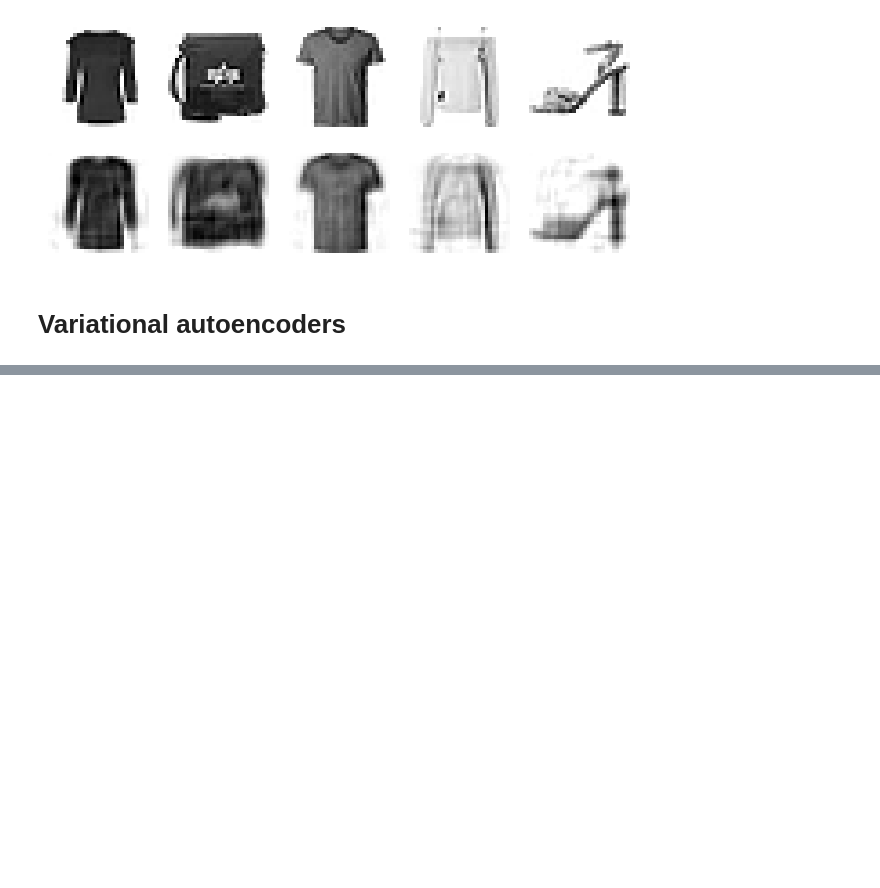
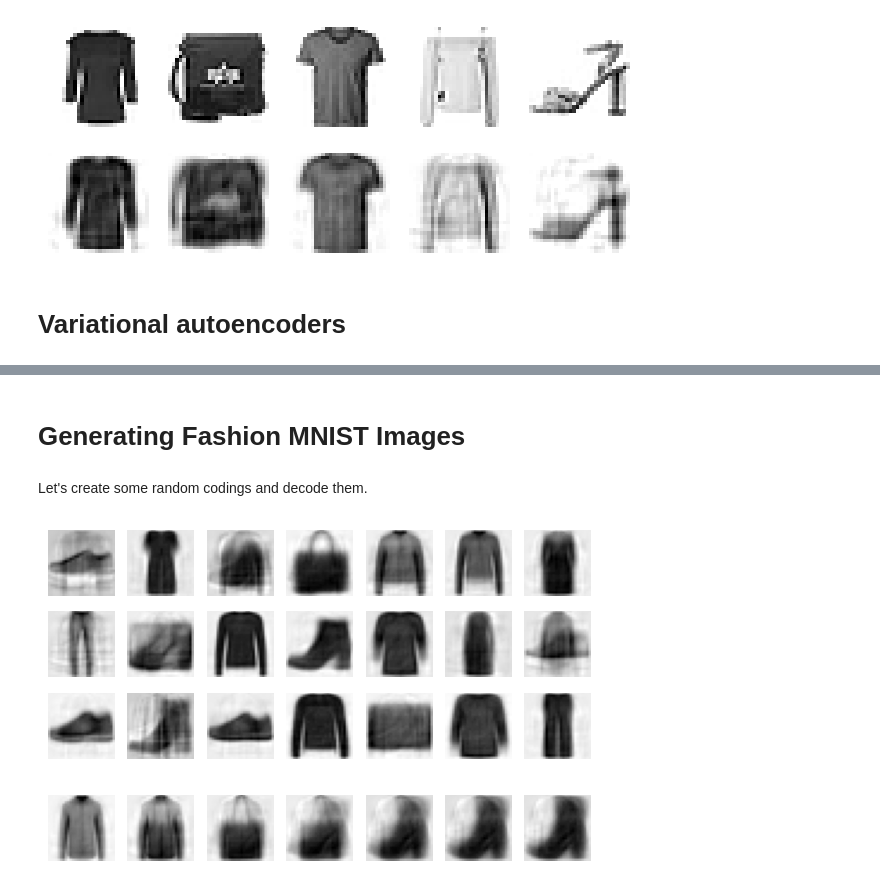
Before and after one commit to tandao0909/hands-on-with-DS, a Jupyter notebook: Chapter 17/generate.ipynb, the cells around one changed output, grey strips where cells are left out. Saved outputs shown, nothing was run; the diff lists cells and outputs as text; code cells hidden in the pictures; blank space fills up the shorter version.

Commit message:
Complete Generating Fashion MNIST Images chapter 17

```diff
--- a/Chapter 17/generate.ipynb
+++ b/Chapter 17/generate.ipynb
@@ -692,0 +693,33 @@ plot_reconstruction(variational_ae)
+# %% [markdown]
+# Generating Fashion MNIST Images
+# %% [markdown]
+Let's create some random codings and decode them.
+# %%
+tf.random.set_seed(42)
+
+codings = tf.random.normal(shape=[3 * 7, coding_size])
+images = variational_decoder(codings).numpy()
+# %%
+def plot_multiple_images(images, n_cols=None):
+    n_cols = n_cols or len(images)
+    n_rows = (len(images) - 1) // n_cols + 1
+    if tf.shape(images)[-1] == 1:
+        images = tf.squeeze(images, axis=-1)
+    plt.figure(figsize=(n_cols, n_rows))
+    for index, image in enumerate(images):
+        plt.subplot(n_rows, n_cols, index + 1)
+        plt.imshow(image, cmap="binary")
+        plt.axis("off")
+# %%
+plot_multiple_images(images, 7)
+# %% [output]
+[figure, added]
+# %%
+tf.random.set_seed(42)
+
+codings = np.zeros([7, coding_size])
+codings[:, 4] = np.linspace(0.0, 3.0, 7)
+images = variational_decoder(codings)
+plot_multiple_images(images)
+# %% [output]
+[figure, added]
```
Also changed, not shown: parts of 4 cells of this notebook, 1 other file.
